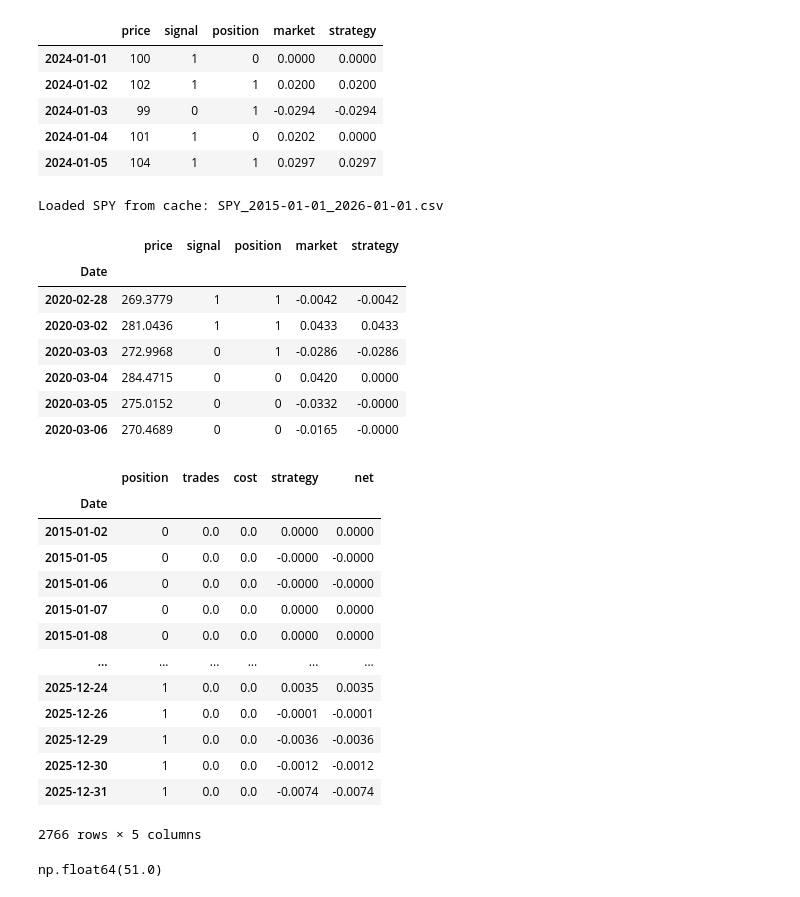
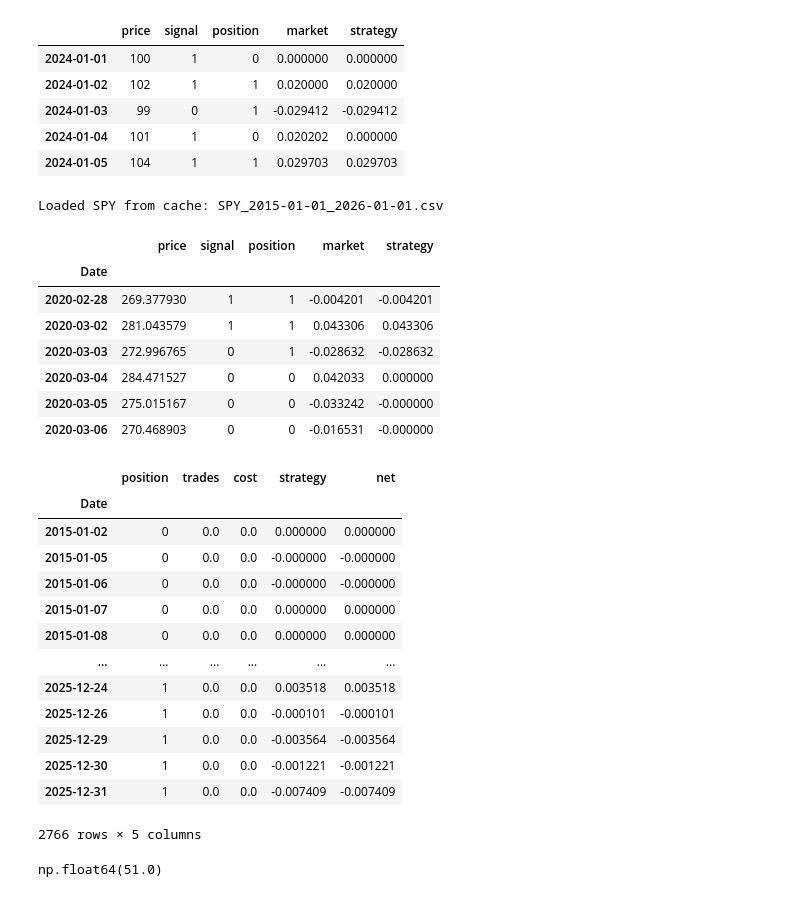
Before and after one commit to GHamilton04/backtester, a Jupyter notebook: notebooks/05_backtest.ipynb, the cells around one changed output. Cells and saved outputs as stored; diff of their text form; code cells hidden in the pictures.

```diff
--- a/notebooks/05_backtest.ipynb
+++ b/notebooks/05_backtest.ipynb
@@ -12,16 +12,16 @@ pd.DataFrame({
     "price": prices,
     "signal": signal,
     "position": position,
-    "market": market_return.round(4),
-    "strategy": strategy_return.round(4),
+    "market": market_return,
+    "strategy": strategy_return,
 })
 # %% [output]
 |  | price | signal | position | market | strategy |
-| 2024-01-01 | 100 | 1 | 0 | 0.0000 | 0.0000 |
-| 2024-01-02 | 102 | 1 | 1 | 0.0200 | 0.0200 |
-| 2024-01-03 | 99 | 0 | 1 | -0.0294 | -0.0294 |
-| 2024-01-04 | 101 | 1 | 0 | 0.0202 | 0.0000 |
-| 2024-01-05 | 104 | 1 | 1 | 0.0297 | 0.0297 |
+| 2024-01-01 | 100 | 1 | 0 | 0.000000 | 0.000000 |
+| 2024-01-02 | 102 | 1 | 1 | 0.020000 | 0.020000 |
+| 2024-01-03 | 99 | 0 | 1 | -0.029412 | -0.029412 |
+| 2024-01-04 | 101 | 1 | 0 | 0.020202 | 0.000000 |
+| 2024-01-05 | 104 | 1 | 1 | 0.029703 | 0.029703 |
 # %%
 from backtester.data import load_prices
 from backtester.strategy import sma_crossover
@@ -37,49 +37,49 @@ results = pd.DataFrame({
     "price": spy['Adj Close'],
     "signal": signals,
     "position": positions,
-    "market": market_returns.round(4),
-    "strategy": strategy_returns.round(4),
+    "market": market_returns,
+    "strategy": strategy_returns,
 })
 
-results.loc['2020-02-28':'2020-03-06'].round(4)
+results.loc['2020-02-28':'2020-03-06']
 # %% [output]
 Loaded SPY from cache: SPY_2015-01-01_2026-01-01.csv
 |  | price | signal | position | market | strategy |
 | Date |  |  |  |  |  |
-| 2020-02-28 | 269.3779 | 1 | 1 | -0.0042 | -0.0042 |
-| 2020-03-02 | 281.0436 | 1 | 1 | 0.0433 | 0.0433 |
-| 2020-03-03 | 272.9968 | 0 | 1 | -0.0286 | -0.0286 |
-| 2020-03-04 | 284.4715 | 0 | 0 | 0.0420 | 0.0000 |
-| 2020-03-05 | 275.0152 | 0 | 0 | -0.0332 | -0.0000 |
-| 2020-03-06 | 270.4689 | 0 | 0 | -0.0165 | -0.0000 |
+| 2020-02-28 | 269.377930 | 1 | 1 | -0.004201 | -0.004201 |
+| 2020-03-02 | 281.043579 | 1 | 1 | 0.043306 | 0.043306 |
+| 2020-03-03 | 272.996765 | 0 | 1 | -0.028632 | -0.028632 |
+| 2020-03-04 | 284.471527 | 0 | 0 | 0.042033 | 0.000000 |
+| 2020-03-05 | 275.015167 | 0 | 0 | -0.033242 | -0.000000 |
+| 2020-03-06 | 270.468903 | 0 | 0 | -0.016531 | -0.000000 |
 # %%
 cost_rate = 0.001
 
 trades = positions.diff().abs().fillna(0)
 cost = trades * cost_rate
 net_return = strategy_returns - cost
 
 pd.DataFrame({
     "position": positions,
     "trades": trades,
-    "cost": cost.round(4),
-    "strategy": strategy_returns.round(4),
-    "net": net_return.round(4),
+    "cost": cost,
+    "strategy": strategy_returns,
+    "net": net_return,
 })
 # %% [output]
 |  | position | trades | cost | strategy | net |
 | Date |  |  |  |  |  |
-| 2015-01-02 | 0 | 0.0 | 0.0 | 0.0000 | 0.0000 |
-| 2015-01-05 | 0 | 0.0 | 0.0 | -0.0000 | -0.0000 |
-| 2015-01-06 | 0 | 0.0 | 0.0 | -0.0000 | -0.0000 |
-| 2015-01-07 | 0 | 0.0 | 0.0 | 0.0000 | 0.0000 |
-| 2015-01-08 | 0 | 0.0 | 0.0 | 0.0000 | 0.0000 |
+| 2015-01-02 | 0 | 0.0 | 0.0 | 0.000000 | 0.000000 |
+| 2015-01-05 | 0 | 0.0 | 0.0 | -0.000000 | -0.000000 |
+| 2015-01-06 | 0 | 0.0 | 0.0 | -0.000000 | -0.000000 |
+| 2015-01-07 | 0 | 0.0 | 0.0 | 0.000000 | 0.000000 |
+| 2015-01-08 | 0 | 0.0 | 0.0 | 0.000000 | 0.000000 |
 | ... | ... | ... | ... | ... | ... |
-| 2025-12-24 | 1 | 0.0 | 0.0 | 0.0035 | 0.0035 |
-| 2025-12-26 | 1 | 0.0 | 0.0 | -0.0001 | -0.0001 |
-| 2025-12-29 | 1 | 0.0 | 0.0 | -0.0036 | -0.0036 |
-| 2025-12-30 | 1 | 0.0 | 0.0 | -0.0012 | -0.0012 |
-| 2025-12-31 | 1 | 0.0 | 0.0 | -0.0074 | -0.0074 |
+| 2025-12-24 | 1 | 0.0 | 0.0 | 0.003518 | 0.003518 |
+| 2025-12-26 | 1 | 0.0 | 0.0 | -0.000101 | -0.000101 |
+| 2025-12-29 | 1 | 0.0 | 0.0 | -0.003564 | -0.003564 |
+| 2025-12-30 | 1 | 0.0 | 0.0 | -0.001221 | -0.001221 |
+| 2025-12-31 | 1 | 0.0 | 0.0 | -0.007409 | -0.007409 |
 2766 rows × 5 columns
 # %%
 results["trades"] = results["position"].diff().abs().fillna(0)
```
Also changed, not shown: parts of 5 cells of this notebook, 1 other file.
